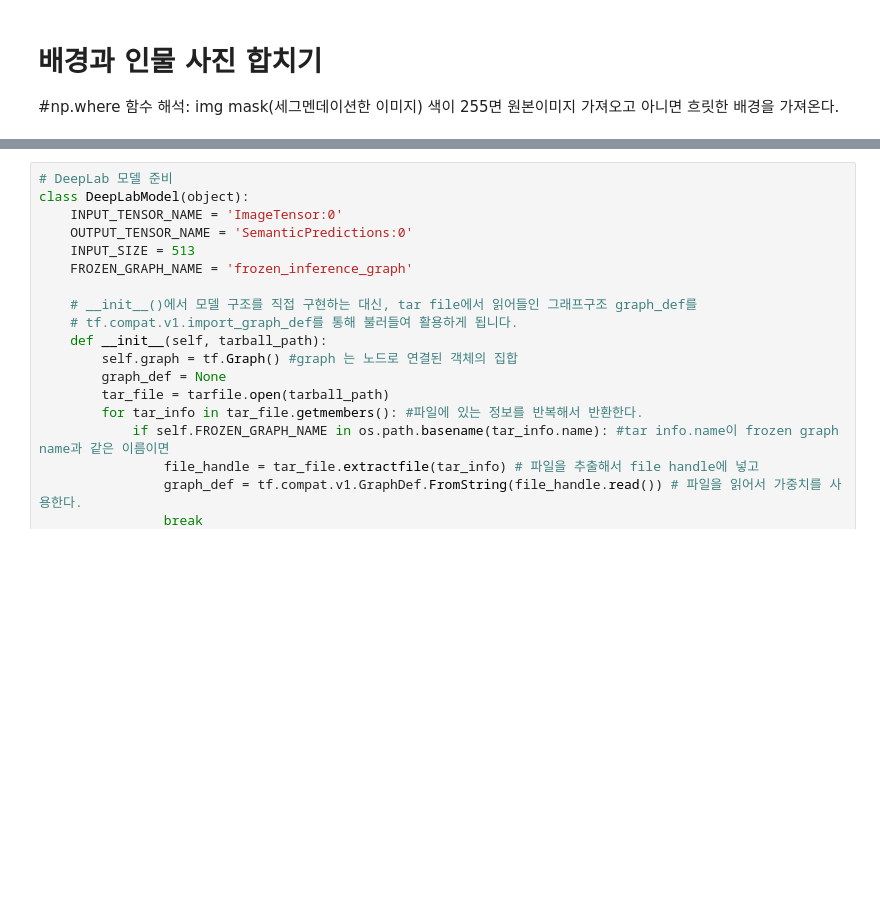
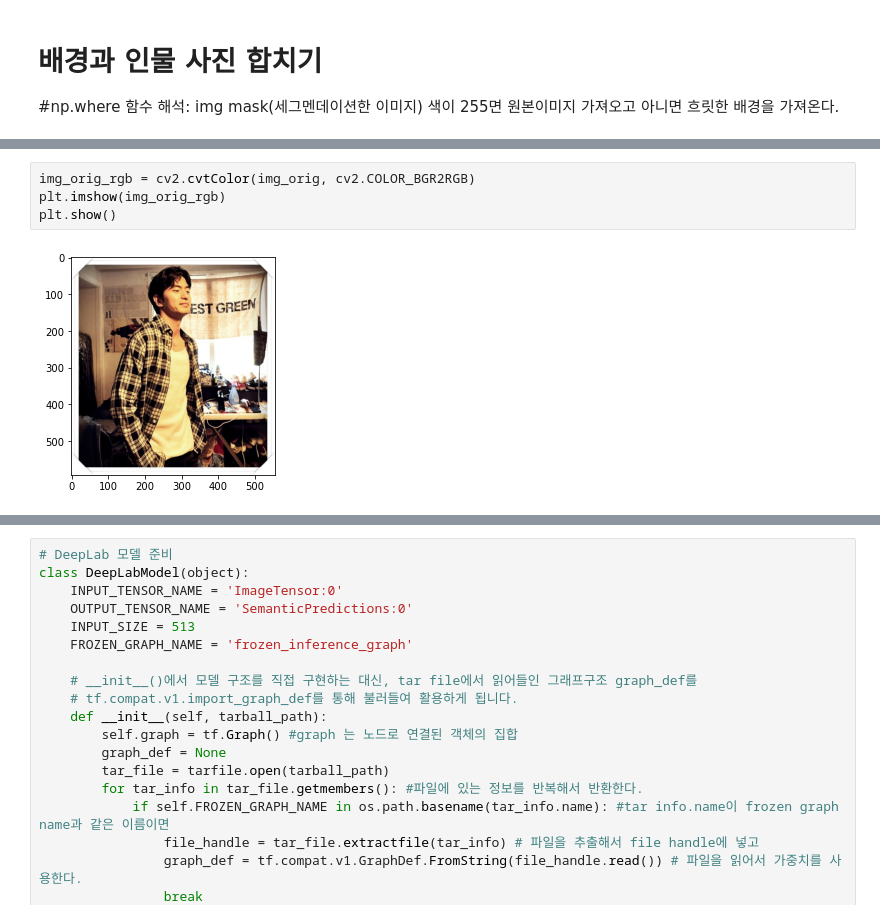
Before and after one commit to Acclesia/aiffel-project, a Jupyter notebook: [E-10] Portrait mode.ipynb, the cells around one changed output, grey strips where cells are left out. Drawn from its saved outputs; the diff is of its cells as text; blank space fills up the shorter version.

```diff
--- a/[E-10] Portrait mode.ipynb
+++ b/[E-10] Portrait mode.ipynb
@@ -228,0 +322,6 @@ plt.show()
+# %%
+img_orig_rgb = cv2.cvtColor(img_orig, cv2.COLOR_BGR2RGB)
+plt.imshow(img_orig_rgb)
+plt.show()
+# %% [output]
+[figure, added]
```
Also changed, not shown: parts of 47 cells of this notebook.
